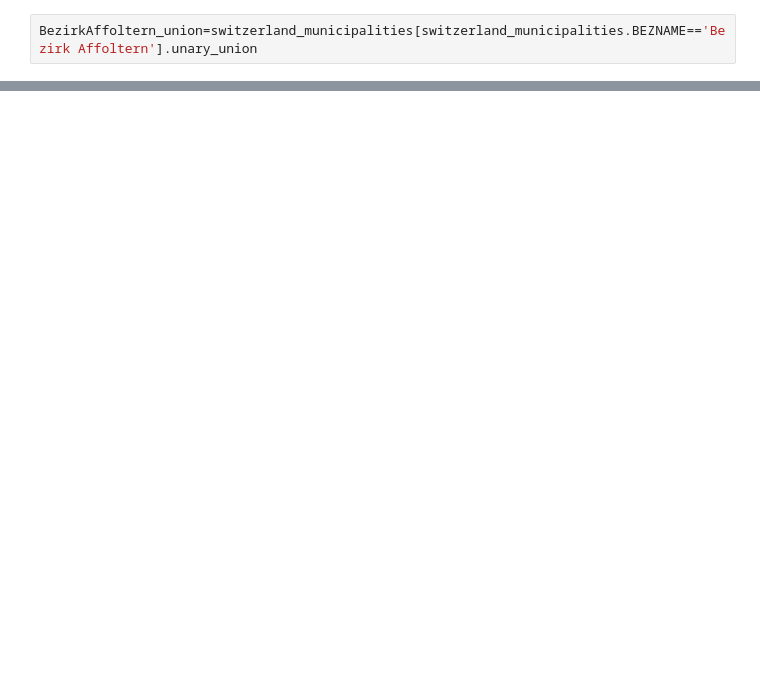
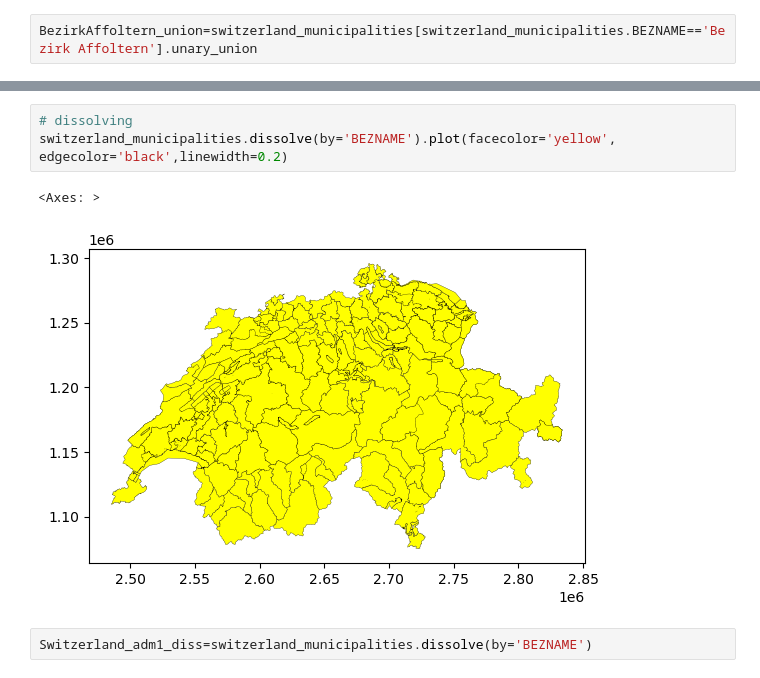
Before and after one commit to SeaWaterProject/introgeodf, a Jupyter notebook: codigopc4.ipynb, the cells around one changed output, grey strips where cells are left out. Drawn from its saved outputs; the diff is of its cells as text; blank space fills up the shorter version.

```diff
--- a/Untitled.ipynb
+++ b/codigopc4.ipynb
@@ -1311,0 +1375,8 @@ gpd.GeoDataFrame(index=[0],data={'BEZNAME':'Bezirk Affoltern'},
+# %%
+# dissolving
+switzerland_municipalities.dissolve(by='BEZNAME').plot(facecolor='yellow', edgecolor='black',linewidth=0.2)
+# %% [output]
+<Axes: >
+[figure, added]
+# %%
+Switzerland_adm1_diss=switzerland_municipalities.dissolve(by='BEZNAME')
```
Also changed, not shown: parts of 44 cells of this notebook, 1 other file.
